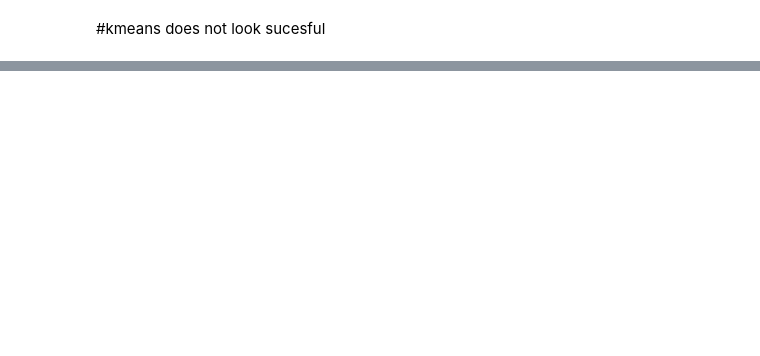
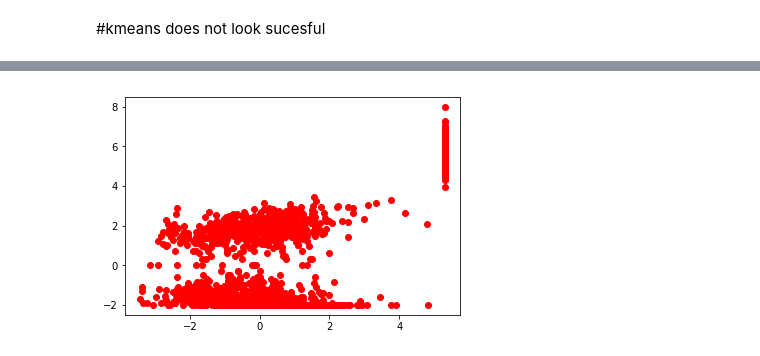
Before and after one commit to leexa90/E-commece-Data-Science, a Jupyter notebook: Untitled_cluster.ipynb, the cells around one changed output, grey strips where cells are left out. Cells and saved outputs as stored; diff of their text form; code cells hidden in the pictures; blank space fills up the shorter version.

```diff
--- a/Untitled_cluster.ipynb
+++ b/Untitled_cluster.ipynb
@@ -462,41 +675,39 @@ plt.show()
 #later
 customer_info_orders['Rev_first_half'] = np.mean(customer_info_orders[[x for x in customer_info_orders.keys() if 'Revenue_' in str(x)][:6]],1)
 customer_info_orders['Rev_second_half'] = np.mean(customer_info_orders[[x for x in customer_info_orders.keys() if 'Revenue_' in str(x)][6:]],1)
-customer_info_orders['Rev_change'] = customer_info_orders['Rev_second_half'] - customer_info_orders['Rev_first_half']
-customer_info_orders['Rev_change'] = np.log10(1+np.abs(customer_info_orders['Rev_change']))*np.sign(customer_info_orders['Rev_change'])
+customer_info_orders['Rev_future'] = (100*(customer_info_orders['Rev_second_half'] - customer_info_orders['Rev_first_half'])/(0.01+customer_info_orders['Rev_first_half'])).astype(np.int32)
+customer_info_orders['Rev_future'] = np.log10(1+np.abs(customer_info_orders['Rev_future']))*np.sign(customer_info_orders['Rev_future'])
 
 
 colsA =  ['Revenue_2011_' + str(x) for x in [1,2,3,4,5]]+['Revenue_2010_12']
 customer_info_orders['mean_log_rev_firsthalf']= np.log10(1+np.mean(customer_info_orders[colsA].values,1))
 
-predictors = list(customer_info_orders.keys()[3:9])+['mean_log_rev_firsthalf',]+\
-                 list([x for x in customer_info_orders.keys() if 'svd' in str(x)]) [:1000] + ['pdt_'+str(x) for x in range(1000)]
+predictors = list(customer_info_orders.keys()[3:9])+ ['mean_log_rev_firsthalf','constant']+\
+                 list([x for x in customer_info_orders.keys() if 'svd' in str(x)]) [:10] + ['pdt_'+str(x) for x in range(10)]
 
-target= 'Rev_change'
+target= 'Rev_future'
 
 import statsmodels.formula.api as smf
 
-print predictors
+#print predictors
+customer_info_orders['constant']=1
+customer_info_orders = customer_info_orders.sort_values(target).reset_index(drop=True)
 dtrain1 = customer_info_orders.iloc[::2].reset_index(drop=True)
 dtrain2 = customer_info_orders.iloc[1::2].reset_index(drop=True)
-smf.ols()
-formula = target + ' ~ '
-for x in predictors:
-    formula  = formula + str(x) + ' + '
-formula = formula[:-2]
-print formula
 # %%
 
 import statsmodels.api as sm
-for alpha in [0.3,0.05,0.12,0.03,0.01][:]:
-    if alpha!=0.05:
+for alpha in [0.35][:]:
+    if alpha!=0.0511:
         dtrain1_scaled = (dtrain1[predictors]-np.mean(dtrain1[predictors].values,0))/np.std(dtrain1[predictors].values,0)
         dtrain2_scaled = (dtrain2[predictors]-np.mean(dtrain1[predictors].values,0))/np.std(dtrain1[predictors].values,0)
+        dtrain1_scaled['constant'] = 1
+        dtrain2_scaled['constant'] = 1
         predictors_noNan = np.array(predictors)[~dtrain1_scaled.describe().loc['mean'].isnull()]
         model = sm.OLS(dtrain1[target],dtrain1_scaled[predictors_noNan]).fit_regularized(alpha= alpha)
-        predictors_nonZero = predictors_noNan[model.params!=0]
+        predictors_nonZero = list(predictors_noNan[model.params!=0])
         model_unbias = sm.OLS(dtrain1[target],dtrain1_scaled[predictors_nonZero]).fit()
         print  alpha,model_unbias.rsquared_adj,len(predictors_nonZero)
         print 'train R2',np.corrcoef(dtrain1[target],model_unbias.predict(dtrain1_scaled[predictors_nonZero]))[0,1]
         print 'test R2',np.corrcoef(dtrain2[target],model_unbias.predict(dtrain2_scaled[predictors_nonZero]))[0,1]
-        #print model_unbias.summary()
+        print model_unbias.summary()
@@ -503,3 +732,9 @@ for alpha in [0.3,0.05,0.12,0.03,0.01][:]:
+# %%
+#model to predict loss sales
+plt.plot(model_unbias.predict(dtrain2_scaled[predictors_nonZero]),dtrain2[target],'ro')
+plt.show()
+# %% [output]
+[figure, added]
 # %%
 print model_unbias.mse_model
 print model_unbias.mse_resid
```
Also changed, not shown: parts of 31 cells of this notebook.
